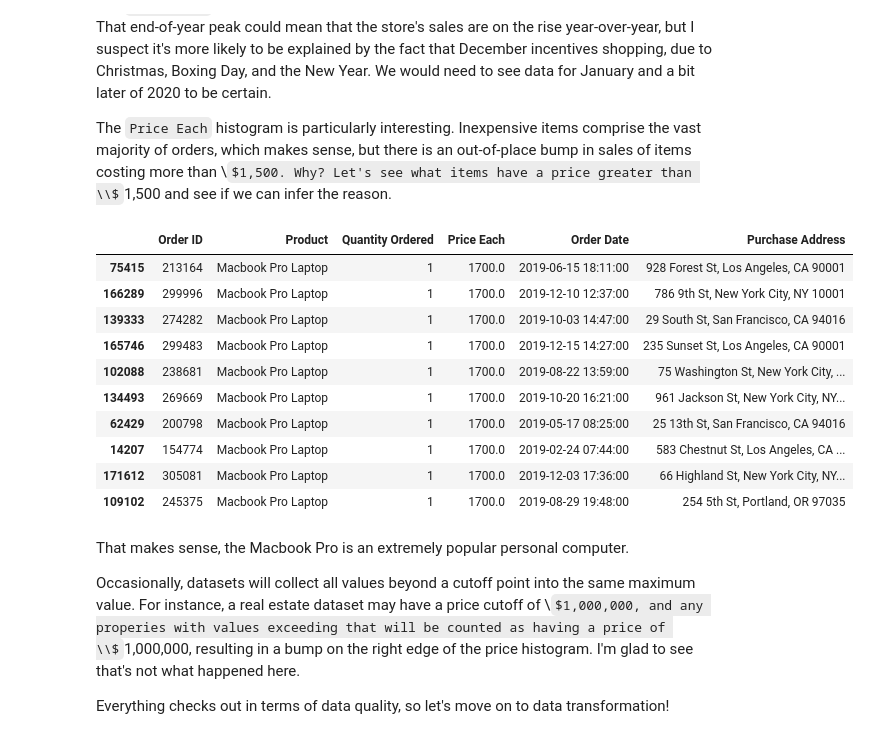
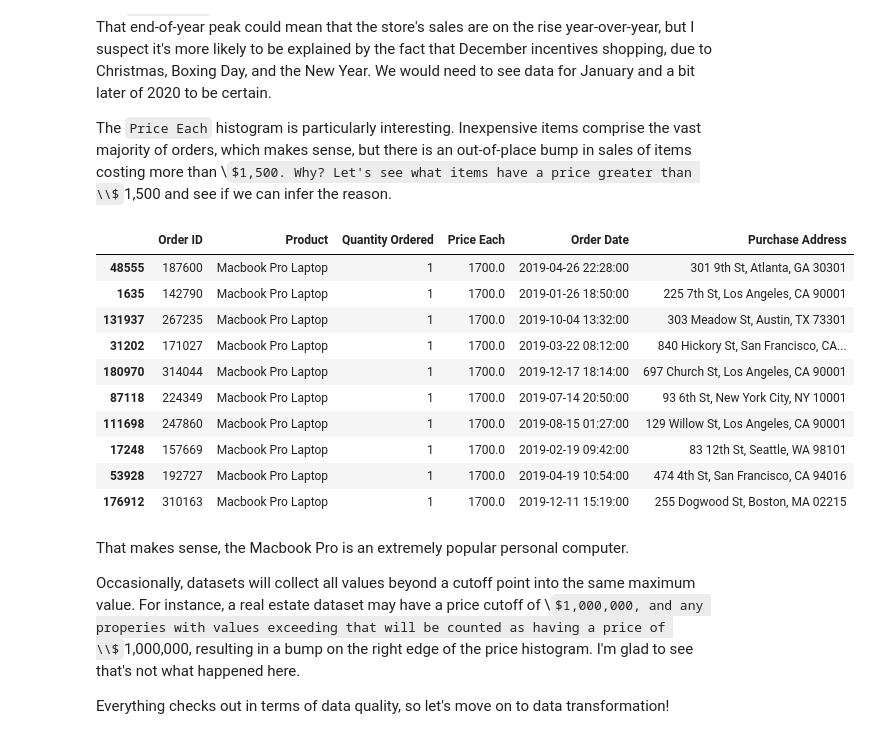
Before and after one commit to kash-patel/business-analytics, a Jupyter notebook: 01-sales-data-analysis/eda.ipynb, the cells around one changed output. Saved outputs shown, nothing was run; the diff lists cells and outputs as text; code cells hidden in the pictures; some formulas as TeX source.

```diff
--- a/01-sales-data-analysis/eda.ipynb
+++ b/01-sales-data-analysis/eda.ipynb
@@ -332,19 +330,19 @@ The `Order Date` distribution tells us how busy the store was during various tim
 
 The `Price Each` histogram is particularly interesting. Inexpensive items comprise the vast majority of orders, which makes sense, but there is an out-of-place bump in sales of items costing more than \\$1,500. Why? Let's see what items have a price greater than \\$1,500 and see if we can infer the reason.
 # %%
-df[df["Price Each"] > 1500].sample(10)
+df.loc[df["Price Each"] > 1500].sample(10)
 # %% [output]
 |  | Order ID | Product | Quantity Ordered | Price Each | Order Date | Purchase Address |
-| 75415 | 213164 | Macbook Pro Laptop | 1 | 1700.0 | 2019-06-15 18:11:00 | 928 Forest St, Los Angeles, CA 90001 |
-| 166289 | 299996 | Macbook Pro Laptop | 1 | 1700.0 | 2019-12-10 12:37:00 | 786 9th St, New York City, NY 10001 |
-| 139333 | 274282 | Macbook Pro Laptop | 1 | 1700.0 | 2019-10-03 14:47:00 | 29 South St, San Francisco, CA 94016 |
-| 165746 | 299483 | Macbook Pro Laptop | 1 | 1700.0 | 2019-12-15 14:27:00 | 235 Sunset St, Los Angeles, CA 90001 |
-| 102088 | 238681 | Macbook Pro Laptop | 1 | 1700.0 | 2019-08-22 13:59:00 | 75 Washington St, New York City, ... |
-| 134493 | 269669 | Macbook Pro Laptop | 1 | 1700.0 | 2019-10-20 16:21:00 | 961 Jackson St, New York City, NY... |
-| 62429 | 200798 | Macbook Pro Laptop | 1 | 1700.0 | 2019-05-17 08:25:00 | 25 13th St, San Francisco, CA 94016 |
-| 14207 | 154774 | Macbook Pro Laptop | 1 | 1700.0 | 2019-02-24 07:44:00 | 583 Chestnut St, Los Angeles, CA ... |
-| 171612 | 305081 | Macbook Pro Laptop | 1 | 1700.0 | 2019-12-03 17:36:00 | 66 Highland St, New York City, NY... |
-| 109102 | 245375 | Macbook Pro Laptop | 1 | 1700.0 | 2019-08-29 19:48:00 | 254 5th St, Portland, OR 97035 |
+| 48555 | 187600 | Macbook Pro Laptop | 1 | 1700.0 | 2019-04-26 22:28:00 | 301 9th St, Atlanta, GA 30301 |
+| 1635 | 142790 | Macbook Pro Laptop | 1 | 1700.0 | 2019-01-26 18:50:00 | 225 7th St, Los Angeles, CA 90001 |
+| 131937 | 267235 | Macbook Pro Laptop | 1 | 1700.0 | 2019-10-04 13:32:00 | 303 Meadow St, Austin, TX 73301 |
+| 31202 | 171027 | Macbook Pro Laptop | 1 | 1700.0 | 2019-03-22 08:12:00 | 840 Hickory St, San Francisco, CA... |
+| 180970 | 314044 | Macbook Pro Laptop | 1 | 1700.0 | 2019-12-17 18:14:00 | 697 Church St, Los Angeles, CA 90001 |
+| 87118 | 224349 | Macbook Pro Laptop | 1 | 1700.0 | 2019-07-14 20:50:00 | 93 6th St, New York City, NY 10001 |
+| 111698 | 247860 | Macbook Pro Laptop | 1 | 1700.0 | 2019-08-15 01:27:00 | 129 Willow St, Los Angeles, CA 90001 |
+| 17248 | 157669 | Macbook Pro Laptop | 1 | 1700.0 | 2019-02-19 09:42:00 | 83 12th St, Seattle, WA 98101 |
+| 53928 | 192727 | Macbook Pro Laptop | 1 | 1700.0 | 2019-04-19 10:54:00 | 474 4th St, San Francisco, CA 94016 |
+| 176912 | 310163 | Macbook Pro Laptop | 1 | 1700.0 | 2019-12-11 15:19:00 | 255 Dogwood St, Boston, MA 02215 |
 # %% [markdown]
 That makes sense, the Macbook Pro is an extremely popular personal computer.
 
```
Also changed, not shown: parts of 13 cells of this notebook.
